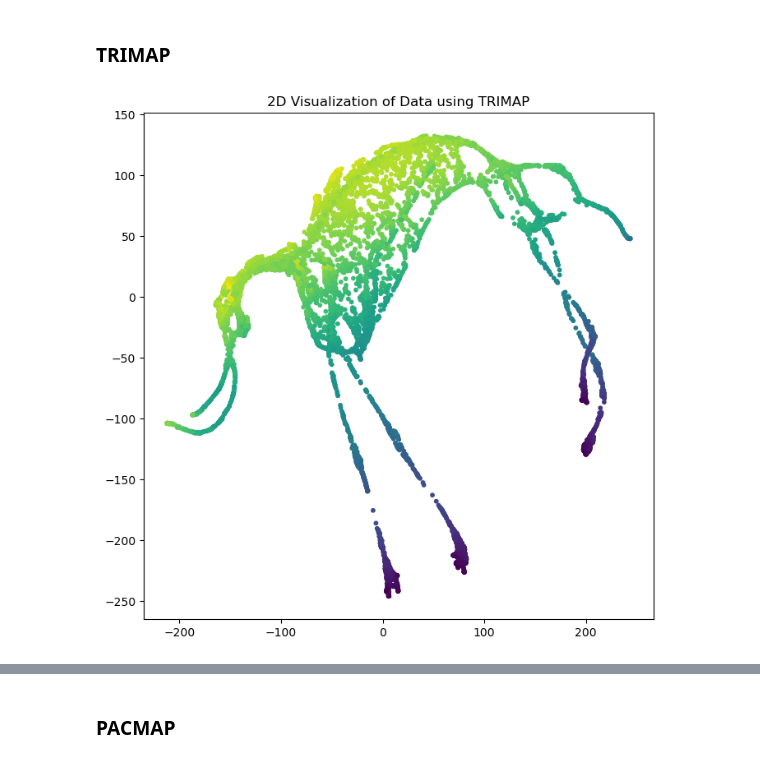
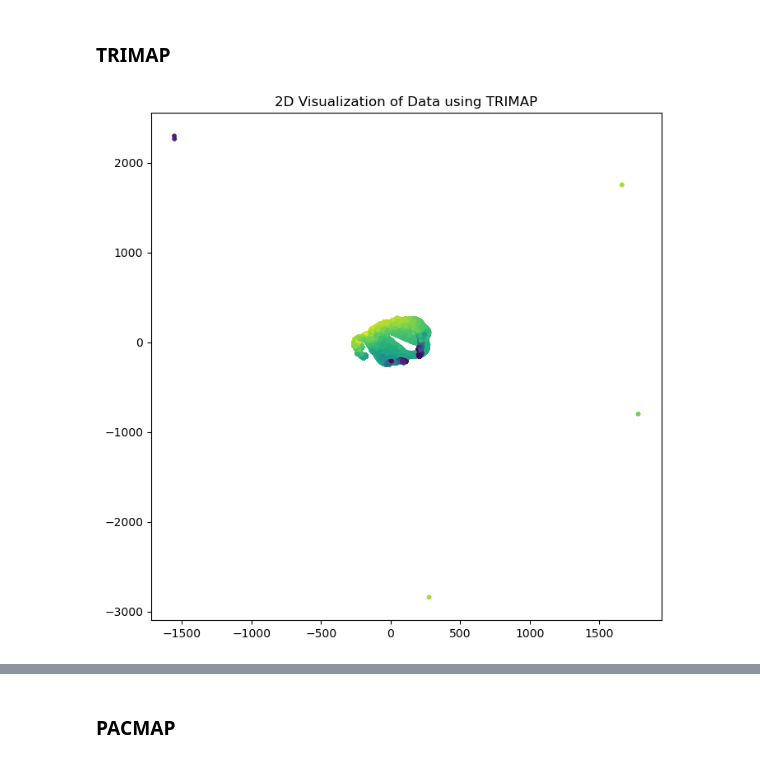
Before and after one commit to Displs/mirea_isat, a Jupyter notebook: prac3_4/03_mammoth_prac.ipynb, the cells around one changed output, grey strips where cells are left out. Cells and saved outputs as stored; diff of their text form; code cells hidden in the pictures.

```diff
--- a/prac3_4/03_mammoth_prac.ipynb
+++ b/prac3_4/03_mammoth_prac.ipynb
@@ -30,7 +30,7 @@ y    0
 z    0
 dtype: int64
 # %%
-mammoth_sample = mammoth_data.sample(10000, random_state=52)
+mammoth_sample = mammoth_data.sample(150000, random_state=52)
 # %%
 mammoth_arr=np.array(mammoth_sample)
 # %% [markdown]
@@ -82,14 +82,14 @@ Wall time: 6.52 s
 # %%
 %%time
 
-trimap = TRIMAP(n_iters=250).fit_transform(mammoth_arr)
+trimap = TRIMAP().fit_transform(mammoth_arr)
 
 plt.figure(figsize=(8, 8))
 
 plt.scatter(trimap[:, 0], trimap[:, 1], s=10, c=mammoth_arr[:,2], cmap='viridis')
 
 plt.title('2D Visualization of Data using TRIMAP')
 
 plt.show()
 # %% [output]
-[figure, old version]
+[figure, new version]
```
Also changed, not shown: parts of 4 cells of this notebook.
